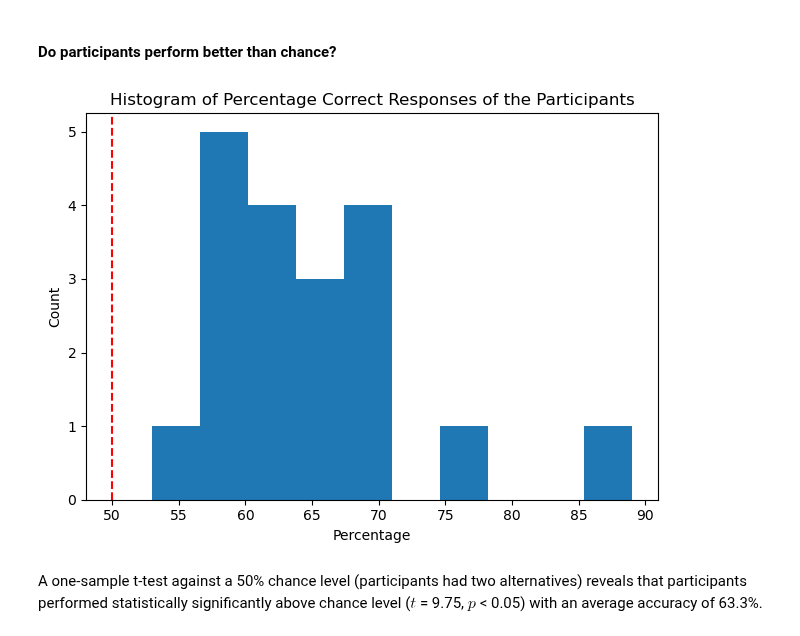
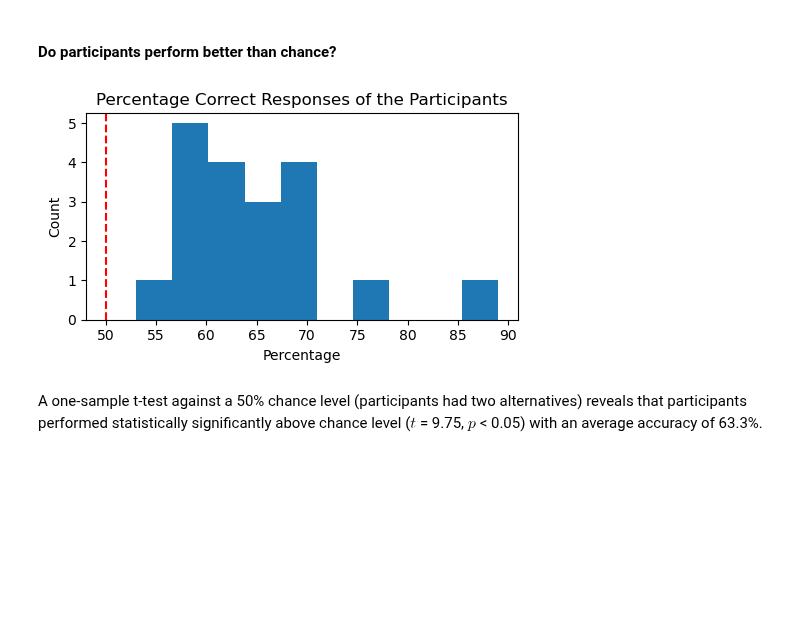
Before and after one commit to pulkitgoyal56/CCCP, a Jupyter notebook: CCCP.ipynb, the cells around one changed output. Drawn from its saved outputs; the diff is of its cells as text; code cells hidden in the pictures; blank space fills up the shorter version.

Commit message:
fix margin overflow issue in presentation
- reduce size of graphs
- hide more code
- split slides

```diff
--- a/CCCP.ipynb
+++ b/CCCP.ipynb
@@ -330,16 +330,17 @@ print_(f'Average accuracy: {avg_correct}')
 t_par, p_par = st.ttest_1samp(par_correct, 0.5)
 print_(f't = {t_par} ; p = {p_par}')
 # %%
+plt.figure(figsize=(5, 3))
 plt.hist(par_correct*100)
 plt.axvline(50, c='r', linestyle='--')
 
-plt.title('Histogram of Percentage Correct Responses of the Participants')
+plt.title('Percentage Correct Responses of the Participants')
 plt.xlabel('Percentage')
 plt.ylabel('Count')
 
 plt.tight_layout()
 # %% [output]
-[figure, old version]
+[figure, new version]
 # %% [markdown]
 A one-sample t-test against a 50% chance level (participants had two alternatives) reveals that participants performed statistically significantly above chance level ($t$ = 9.75, $p$ < 0.05) with an average accuracy of 63.3%.
 # %% [markdown]
```
Also changed, not shown: parts of 1 cell of this notebook, 1 other file.
